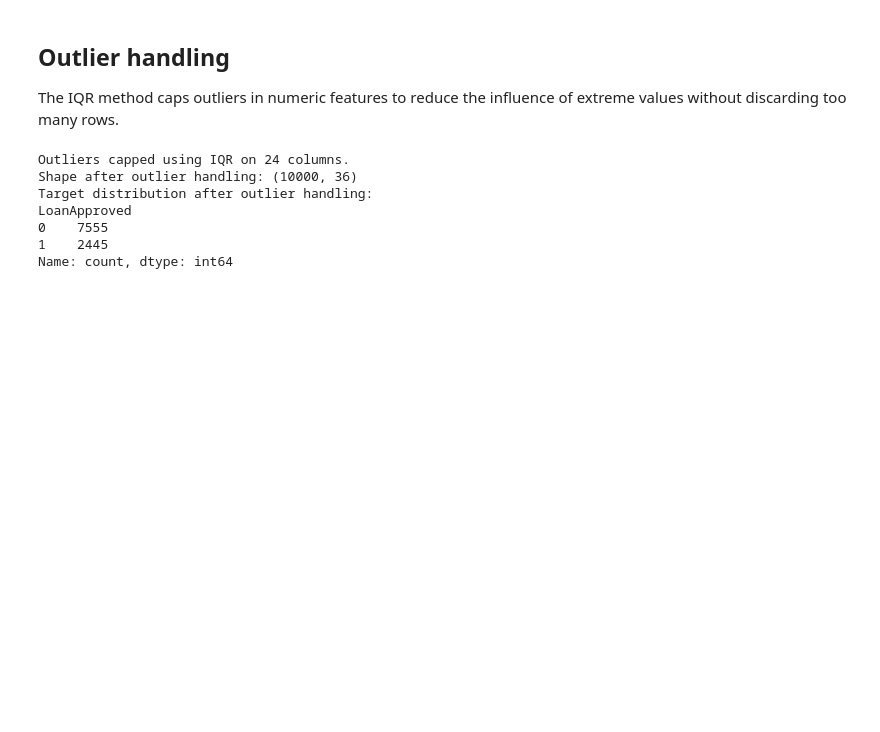
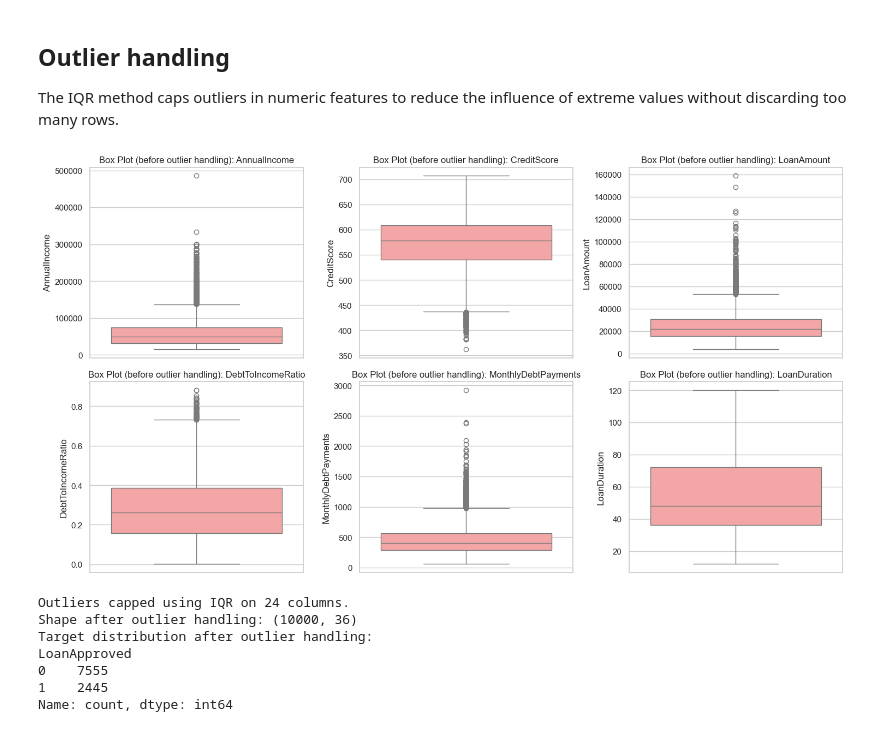
Before and after one commit to aanchalshres/Financial-Risk-Classification-and-Behavioral-Pattern-Clustering, a Jupyter notebook: notebooks/02_preprocessing.ipynb, the cells around one changed output. Drawn from its saved outputs; the diff is of its cells as text; code cells hidden in the pictures; blank space fills up the shorter version.

```diff
--- a/notebooks/02_preprocessing.ipynb
+++ b/notebooks/02_preprocessing.ipynb
@@ -101,6 +101,31 @@ Shape after duplicate removal: (10000, 36)
 # %% [markdown]
 ## Outlier handling
 The IQR method caps outliers in numeric features to reduce the influence of extreme values without discarding too many rows.
+# %%
+# Boxplots before outlier handling
+main_features = [
+    'AnnualIncome',
+    'CreditScore',
+    'LoanAmount',
+    'DebtToIncomeRatio',
+    'MonthlyDebtPayments',
+    'LoanDuration',
+]
+
+fig, axes = plt.subplots(2, 3, figsize=(15, 8))
+axes = axes.flatten()
+for idx, column in enumerate(main_features):
+    sns.boxplot(y=df[column], ax=axes[idx], color='#ff9999')
+    axes[idx].set_title(f'Box Plot (before outlier handling): {column}')
+    axes[idx].set_xlabel('')
+    axes[idx].set_ylabel(column)
+fig.tight_layout()
+PLOTS_DIR.mkdir(parents=True, exist_ok=True)
+fig.savefig(PLOTS_DIR / 'boxplots_before_outlier_handling.png', dpi=300, bbox_inches='tight')
+plt.show()
+plt.close(fig)
+# %% [output]
+[figure, added]
 # %%
 def cap_outliers_iqr(frame, columns):
     capped = frame.copy()
```
Also changed, not shown: parts of 2 cells of this notebook, 15 other files.
